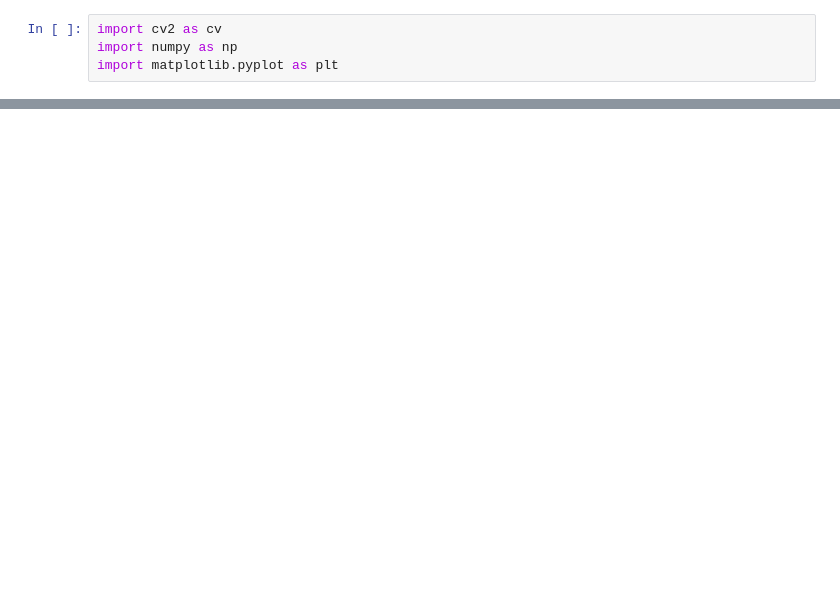
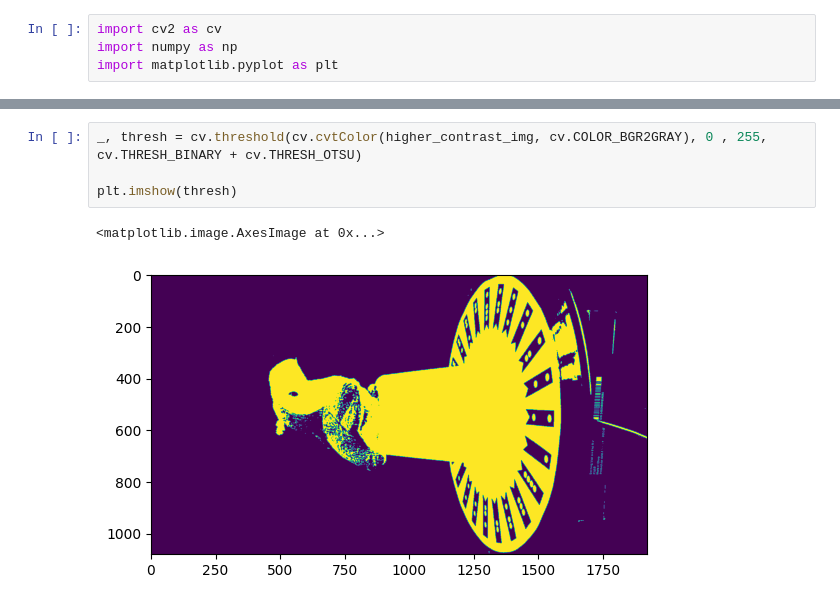
Before and after one commit to zuliani99/Geometric_3D_Computer_Vision_Project, a Jupyter notebook: Assignment1/assignment1.ipynb, the cells around one changed output, grey strips where cells are left out. Cells and saved outputs as stored; diff of their text form; blank space fills up the shorter version.

```diff
--- a/Assignment1/assignment1.ipynb
+++ b/Assignment1/assignment1.ipynb
@@ -15,0 +33,7 @@ plt.imshow(cv.cvtColor(image, cv.COLOR_BGR2HSV))
+# %%
+_, thresh = cv.threshold(cv.cvtColor(higher_contrast_img, cv.COLOR_BGR2GRAY), 0 , 255, cv.THRESH_BINARY + cv.THRESH_OTSU)
+
+plt.imshow(thresh)
+# %% [output]
+<matplotlib.image.AxesImage at 0x...>
+[figure, added]
```
Also changed, not shown: parts of 8 cells of this notebook, 1 other file.
